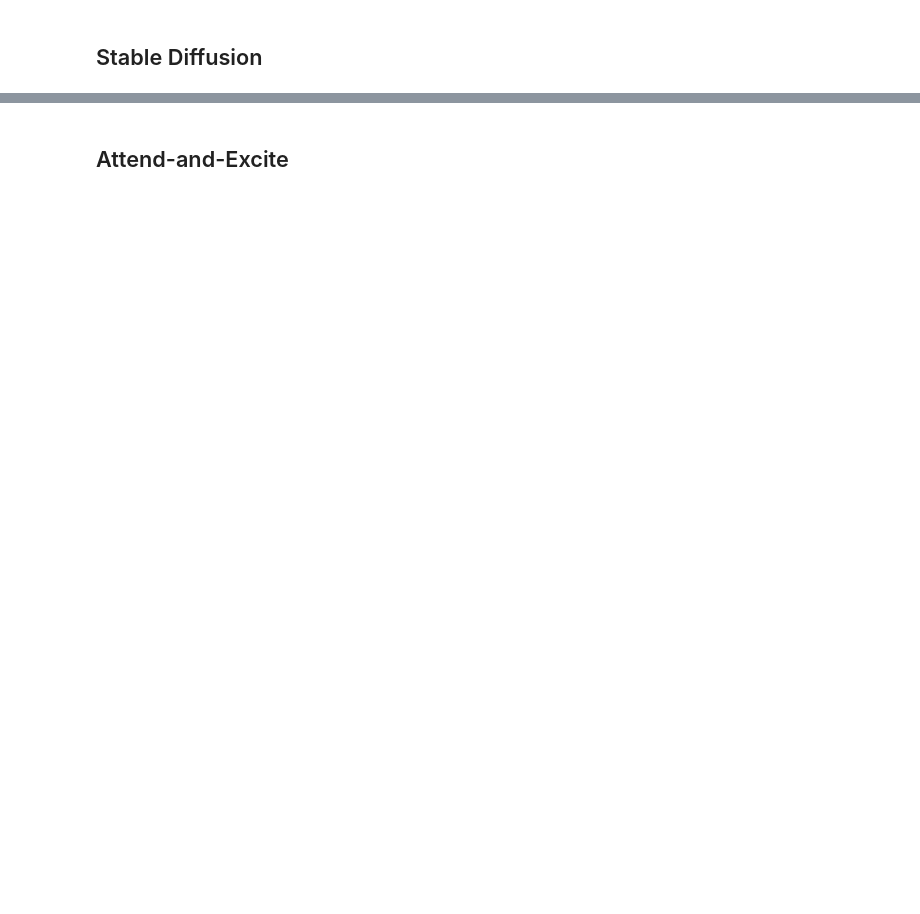
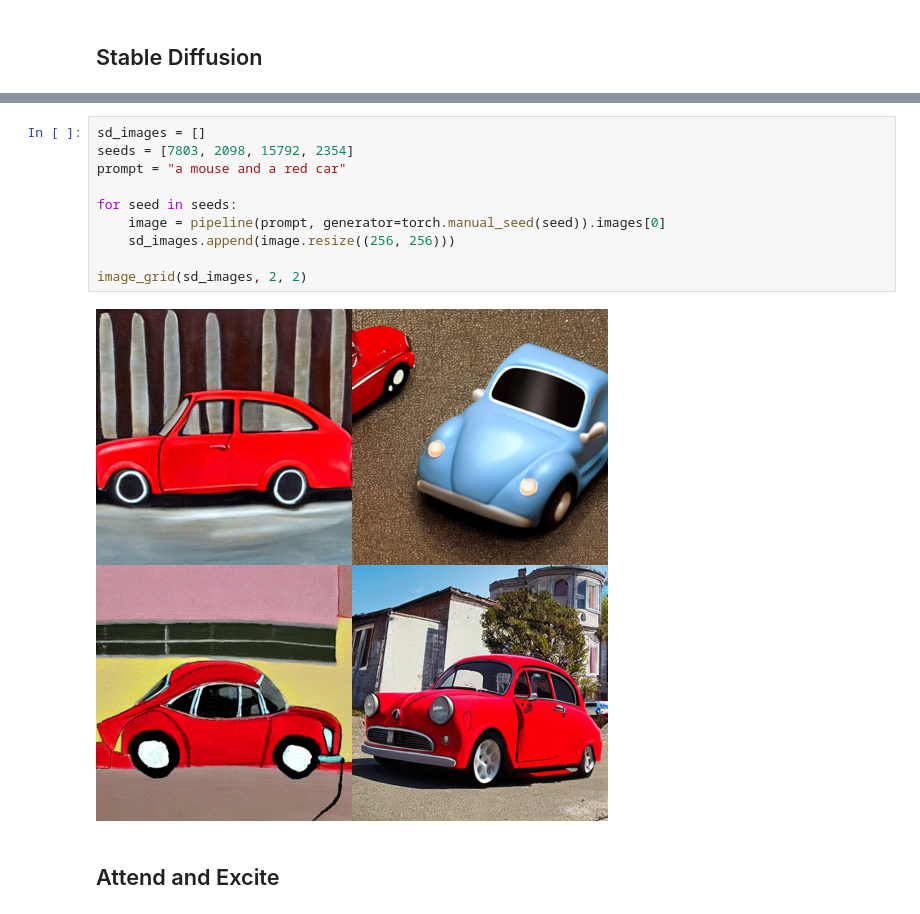
Before and after one commit to all-things-vits/code-samples, a Jupyter notebook: downstream/Attend_and_Excite_generate_images.ipynb, the cells around one changed output, grey strips where cells are left out. Drawn from its saved outputs; the diff is of its cells as text; blank space fills up the shorter version.

```diff
--- a/downstream/Attend_and_Excite_generate_images.ipynb
+++ b/downstream/Attend_and_Excite_generate_images.ipynb
@@ -99,2 +47,14 @@ Altering tokens: ['cat', 'frog']
+# %%
+sd_images = []
+seeds = [7803, 2098, 15792, 2354]
+prompt = "a mouse and a red car"
+
+for seed in seeds:
+    image = pipeline(prompt, generator=torch.manual_seed(seed)).images[0]
+    sd_images.append(image.resize((256, 256)))
+
+image_grid(sd_images, 2, 2)
+# %% [output]
+[figure, added]
 # %% [markdown]
-## Attend-and-Excite
+## Attend and Excite
```
Also changed, not shown: parts of 33 cells of this notebook.
